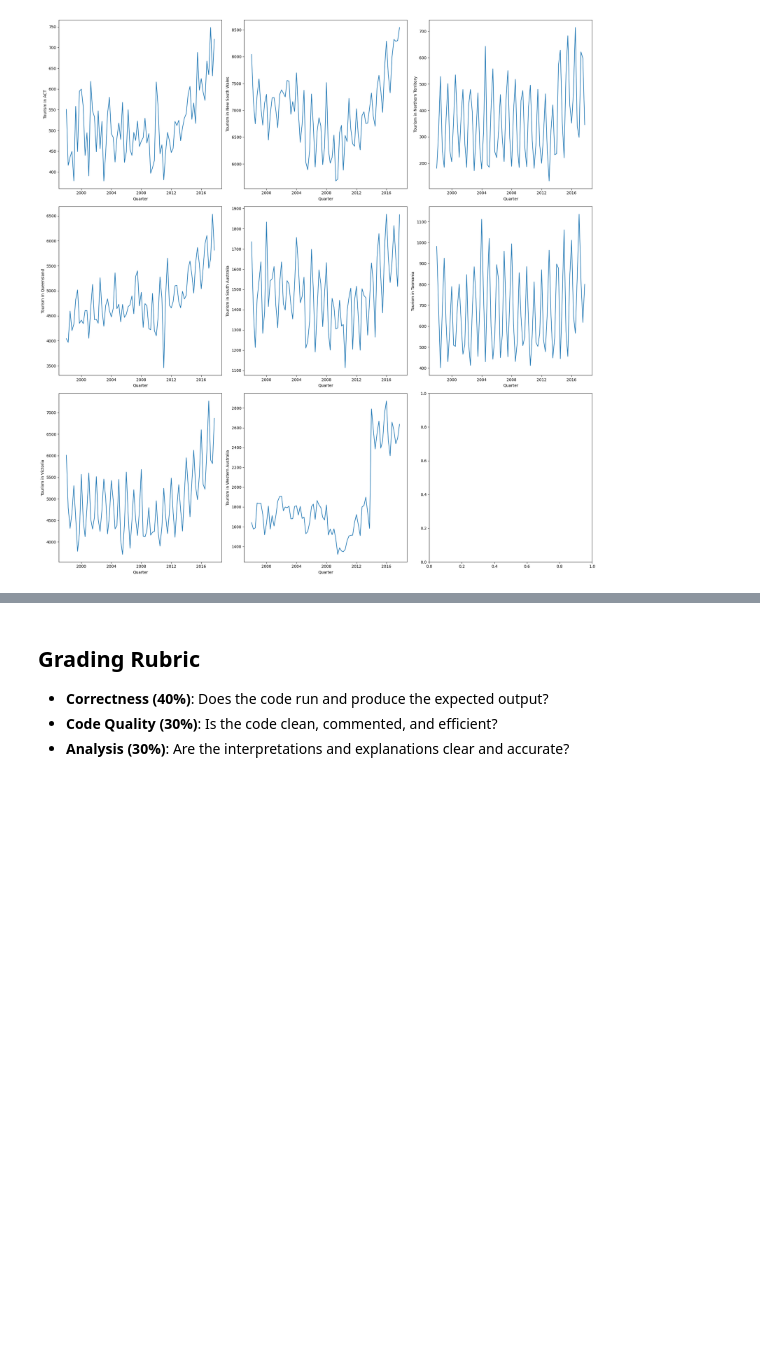
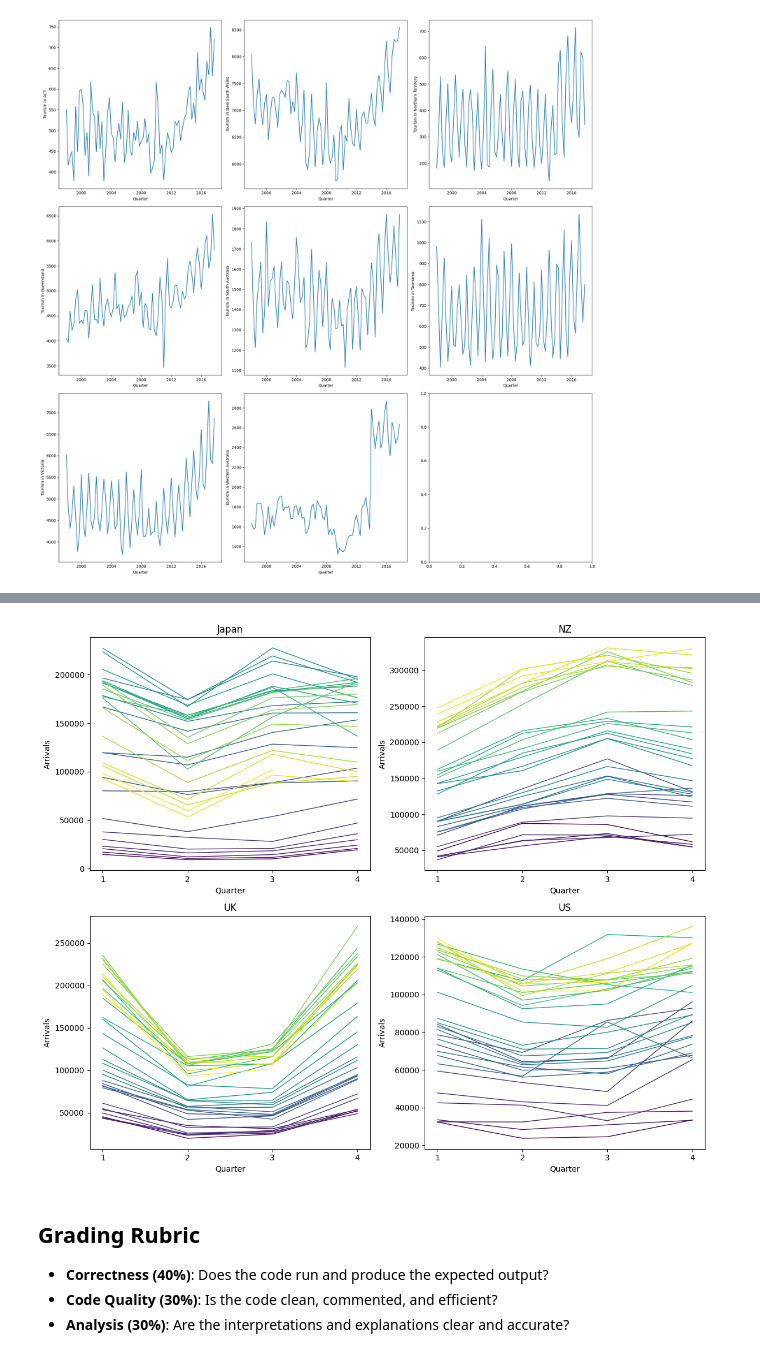
Before and after one commit to VickyGuo0907/DSE6230-forecasting-class-course-materials, a Jupyter notebook: assignments/week01_assignment.ipynb, the cells around one changed output, grey strips where cells are left out. Cells and saved outputs as stored; diff of their text form; code cells hidden in the pictures; blank space fills up the shorter version.

```diff
--- a/assignments/week01_assignment.ipynb
+++ b/assignments/week01_assignment.ipynb
@@ -330,3 +358,26 @@ maximum number of overnight trips on average:  {('Sydney', 'Visiting')}
+# %%
+fig, axes = plt.subplots(2, 2, figsize=(12, 10))
+
+df_arrivals = df_arrivals.copy()
+df_arrivals['Real_Quarter'] = df_arrivals['Quarter'].dt.quarter
+df_arrivals['Year'] = df_arrivals['Quarter'].dt.year
+
+for origin, ax in zip(origins, axes.flatten()):
+    sns.lineplot(
+        data=df_arrivals[df_arrivals['Origin'] == origin],
+        x='Real_Quarter', y='Arrivals',
+        hue='Year', palette='viridis',
+        legend=False, ax=ax, linewidth=1
+    )
+    ax.set_title(origin)
+    ax.set_xlabel('Quarter')
+    ax.set_ylabel('Arrivals')
+    ax.set_xticks([1, 2, 3, 4])
+
+plt.tight_layout()
+plt.show()
+# %% [output]
+[figure, added]
 # %% [markdown]
 ## Grading Rubric
 - **Correctness (40%)**: Does the code run and produce the expected output?
```
Also changed, not shown: parts of 1 cell of this notebook.
